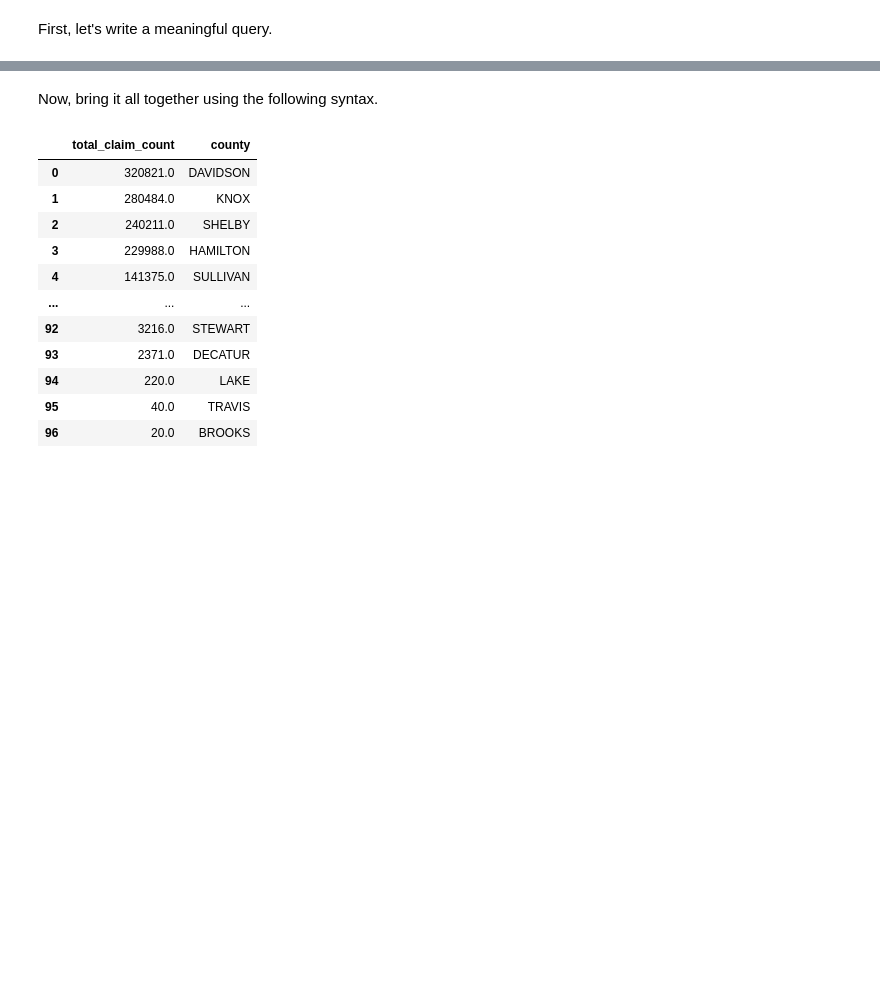
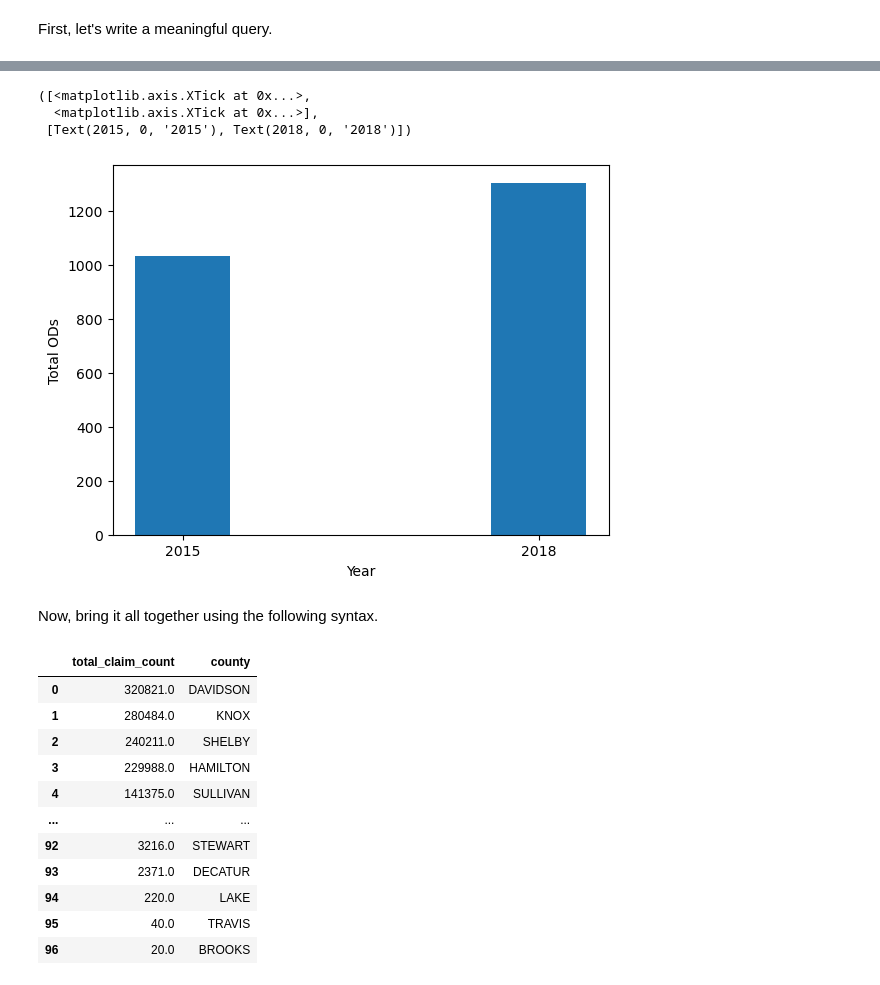
Before and after one commit to NSS-Data-Analytics-Cohort-13/prescribers-python-project-team_scrooged, a Jupyter notebook: notebooks/prescribers.ipynb, the cells around one changed output, grey strips where cells are left out. Cells and saved outputs as stored; diff of their text form; code cells hidden in the pictures; blank space fills up the shorter version.

```diff
--- a/notebooks/prescribers.ipynb
+++ b/notebooks/prescribers.ipynb
@@ -34,0 +182,8 @@ opc =
+# %%
+#Question 3 : What did the trend in overdose deaths due to opioids look like in Tennessee from 2015 to 2018?
+
+trend = '''SELECT 	SUM(overdose_deaths) AS Total_ODs
+	,	year
+FROM overdose_deaths
+WHERE year = 2015 OR year = 2018
+GROUP BY year'''
@@ -35,3 +199,13 @@ opc =
+# %%
+plt.bar(odtrend['year'],odtrend['total_ods'])
+plt.xlabel('Year')
+plt.ylabel('Total ODs')
+plt.xticks(odtrend['year'])
+# %% [output]
+([<matplotlib.axis.XTick at 0x...>,
+  <matplotlib.axis.XTick at 0x...>],
+ [Text(2015, 0, '2015'), Text(2018, 0, '2018')])
+[figure, added]
 # %%
 #Question 4
 
```
Also changed, not shown: parts of 11 cells of this notebook, 1 other file.
